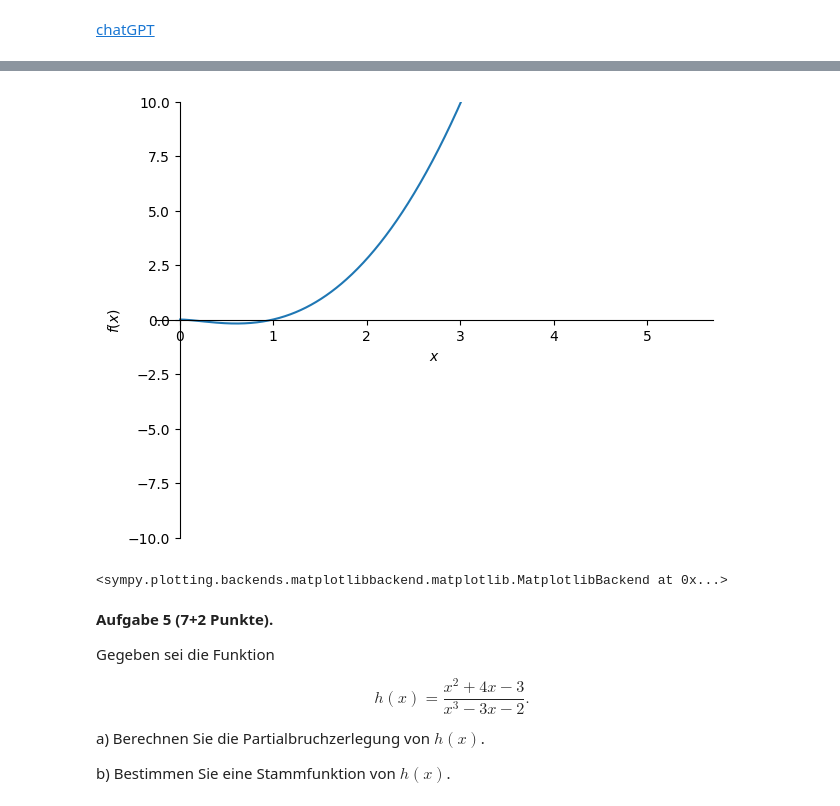
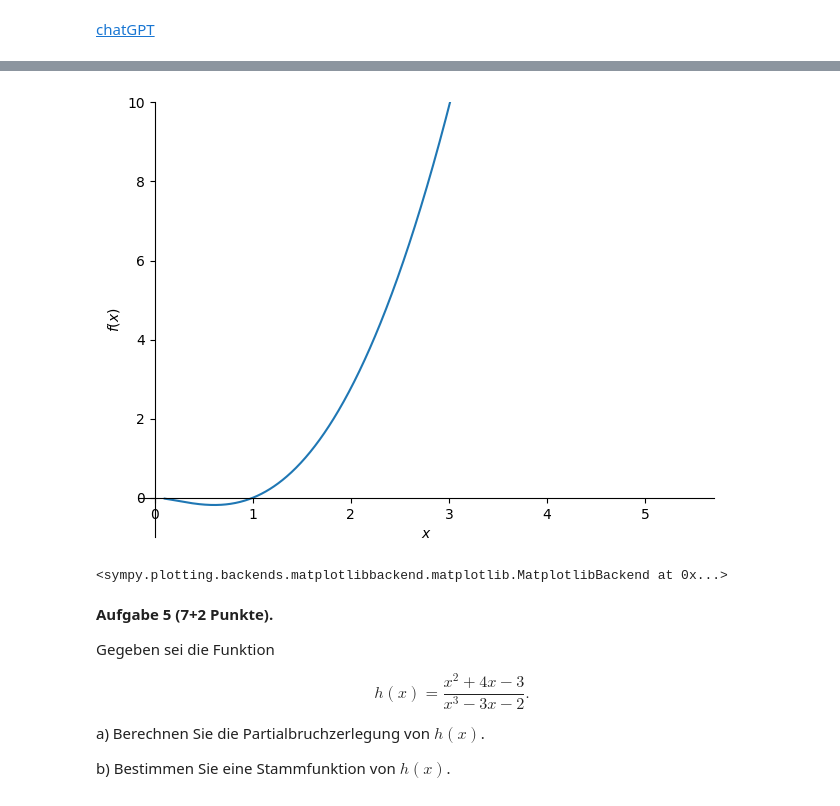
Before and after one commit to ms914/HM_test, a Jupyter notebook: Hoehere_Mathematik_1.ipynb, the cells around one changed output, grey strips where cells are left out. Cells and saved outputs as stored; diff of their text form; code cells hidden in the pictures.

```diff
--- a/Hoehere_Mathematik_1.ipynb
+++ b/Hoehere_Mathematik_1.ipynb
@@ -297,13 +296,13 @@ $\displaystyle - \frac{1}{2 e^{2}}$
 # %%
 from sympy import *
 from sympy import init_printing
 from IPython.display import display, Math
 
 # Für die Ausgabe in LaTeX in Colab
 init_printing()
-plot(f, (x, 0, 2*E), ylim=(-10,10))
+plot(f, (x, 0.1, 2*E), ylim=(-1,10))
 # %% [output]
-[figure, old version]
+[figure, new version]
 <sympy.plotting.backends.matplotlibbackend.matplotlib.MatplotlibBackend at 0x...>
 # %% [markdown]
 **Aufgabe 5 (7+2 Punkte).**
```
Also changed, not shown: parts of 7 cells of this notebook.
